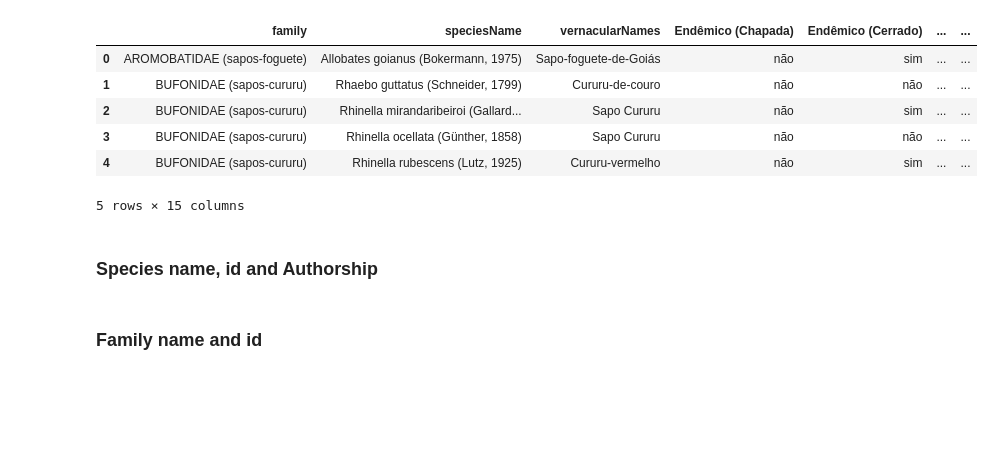
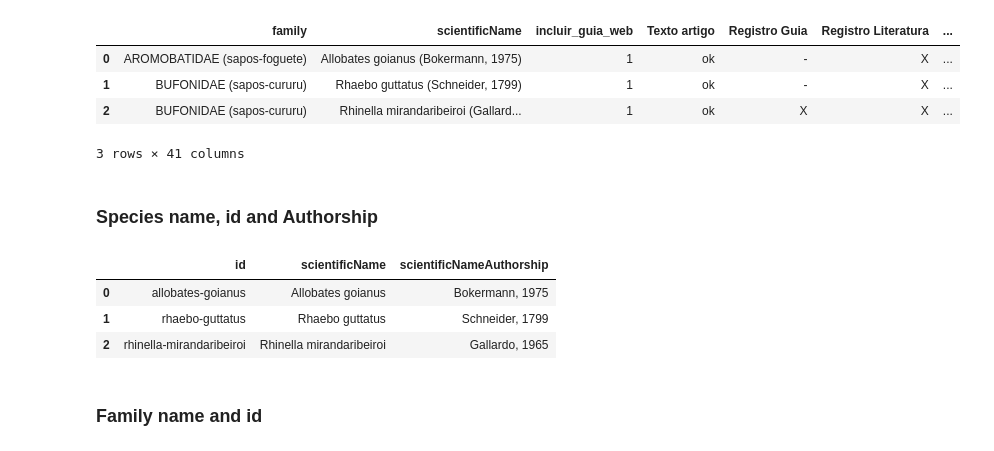
Before and after one commit to pedrosiracusa/guia_anuros_chapada, a Jupyter notebook: build/notebooks/clean_species_datasheet.ipynb, the cells around one changed output. Saved outputs shown, nothing was run; the diff lists cells and outputs as text; code cells hidden in the pictures; blank space fills up the shorter version.

Commit message:
refactor(especies): Atualizando dados de espécies
- Atualizando banner de espécies (novas categorias);
- Atualizando dados da planilha de espécies;
- Adicionando novas fotos de espécies

```diff
--- a/build/notebooks/clean_species_datasheet.ipynb
+++ b/build/notebooks/clean_species_datasheet.ipynb
@@ -4,7 +4,9 @@ import numpy as np
 import re
 import json
 # %%
-dataFile = './speciesdata.csv'
+dataFile = 'tmp/speciesdata.csv'
 df = pd.read_csv(dataFile)
+df = df[df['incluir_guia_web']==1]
+#df.info()
 df.head()
 # %% [output]
@@ -29,16 +20,20 @@ Index(['family', 'scientificName', 'vernacularNames', 'Endêmico (Chapada)',
 # %%
-df.rename( {'scientificName':'speciesName',
+df.rename( {'Espécie':'scientificName',
+            'Família':'family',
+            'Nome Comum': 'vernacularNames',
+            'Fitofisionomias': 'phytos',
             'Postura dos ovos (habitat breeding)*': 'habitat_breeding',
+            'Habitat de vida (mata ou floresta/area aberta/pedras)*':'habitat',
+            'Tamanho real (mm) - fêmea':'tamanho_femea',
+            'Tamanho real (mm) - macho':'tamanho_macho',
             'Chances de encontros (muito raro/raro/frequente/muito frequente)': 'detectability'}, axis=1, inplace=True)
 # %%
-df.head()
+df.head(3)
 # %% [output]
-|  | family | speciesName | vernacularNames | Endêmico (Chapada) | Endêmico (Cerrado) | ... | ... |
-| 0 | AROMOBATIDAE (sapos-foguete) | Allobates goianus (Bokermann, 1975) | Sapo-foguete-de-Goiás | não | sim | ... | ... |
-| 1 | BUFONIDAE (sapos-cururu) | Rhaebo guttatus (Schneider, 1799) | Cururu-de-couro | não | não | ... | ... |
-| 2 | BUFONIDAE (sapos-cururu) | Rhinella mirandaribeiroi (Gallard... | Sapo Cururu | não | sim | ... | ... |
-| 3 | BUFONIDAE (sapos-cururu) | Rhinella ocellata (Günther, 1858) | Sapo Cururu | não | não | ... | ... |
-| 4 | BUFONIDAE (sapos-cururu) | Rhinella rubescens (Lutz, 1925) | Cururu-vermelho | não | sim | ... | ... |
+|  | family | scientificName | incluir_guia_web | Texto artigo | Registro Guia | Registro Literatura | ... |
+| 0 | AROMOBATIDAE (sapos-foguete) | Allobates goianus (Bokermann, 1975) | 1 | ok | - | X | ... |
+| 1 | BUFONIDAE (sapos-cururu) | Rhaebo guttatus (Schneider, 1799) | 1 | ok | - | X | ... |
+| 2 | BUFONIDAE (sapos-cururu) | Rhinella mirandaribeiroi (Gallard... | 1 | ok | X | X | ... |
-5 rows × 15 columns
+3 rows × 41 columns
 # %% [markdown]
 ### Species name, id and Authorship
@@ -55,3 +51,10 @@ df.drop('speciesName', axis=1, inplace=True)
+# %%
+df[['id','scientificName','scientificNameAuthorship']].head(3)
+# %% [output]
+|  | id | scientificName | scientificNameAuthorship |
+| 0 | allobates-goianus | Allobates goianus | Bokermann, 1975 |
+| 1 | rhaebo-guttatus | Rhaebo guttatus | Schneider, 1799 |
+| 2 | rhinella-mirandaribeiroi | Rhinella mirandaribeiroi | Gallardo, 1965 |
 # %% [markdown]
 ### Family name and id
 # %%
```
Also changed, not shown: parts of 61 cells of this notebook, 12 other files.
